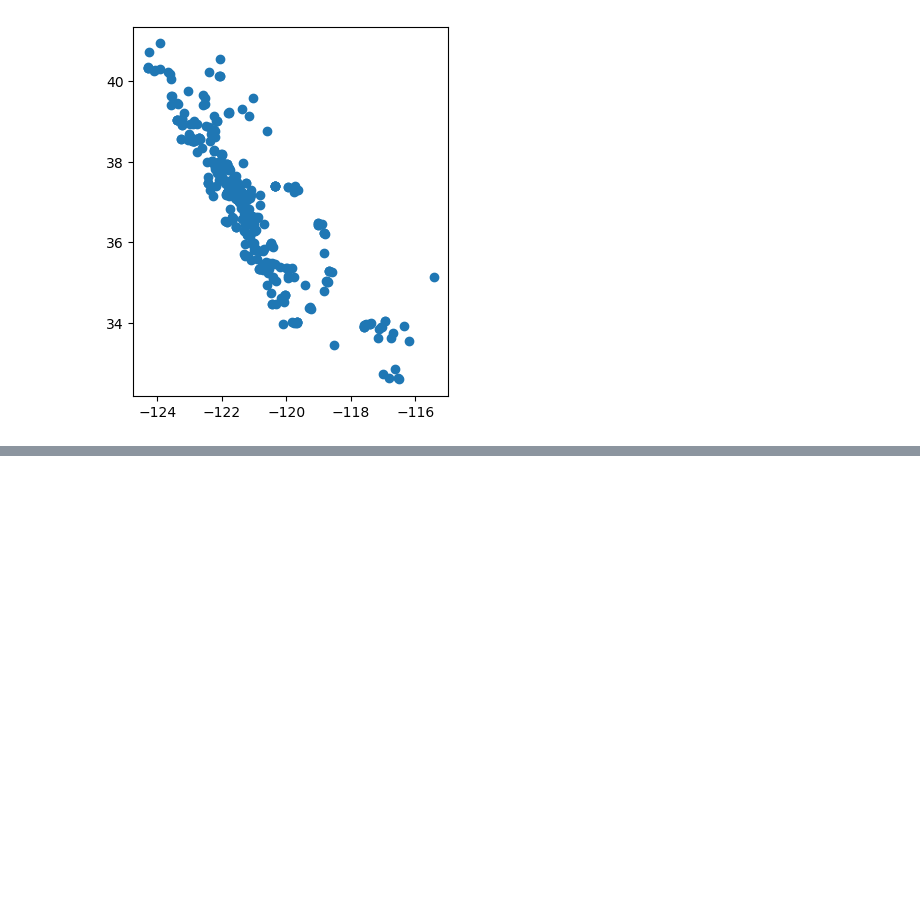
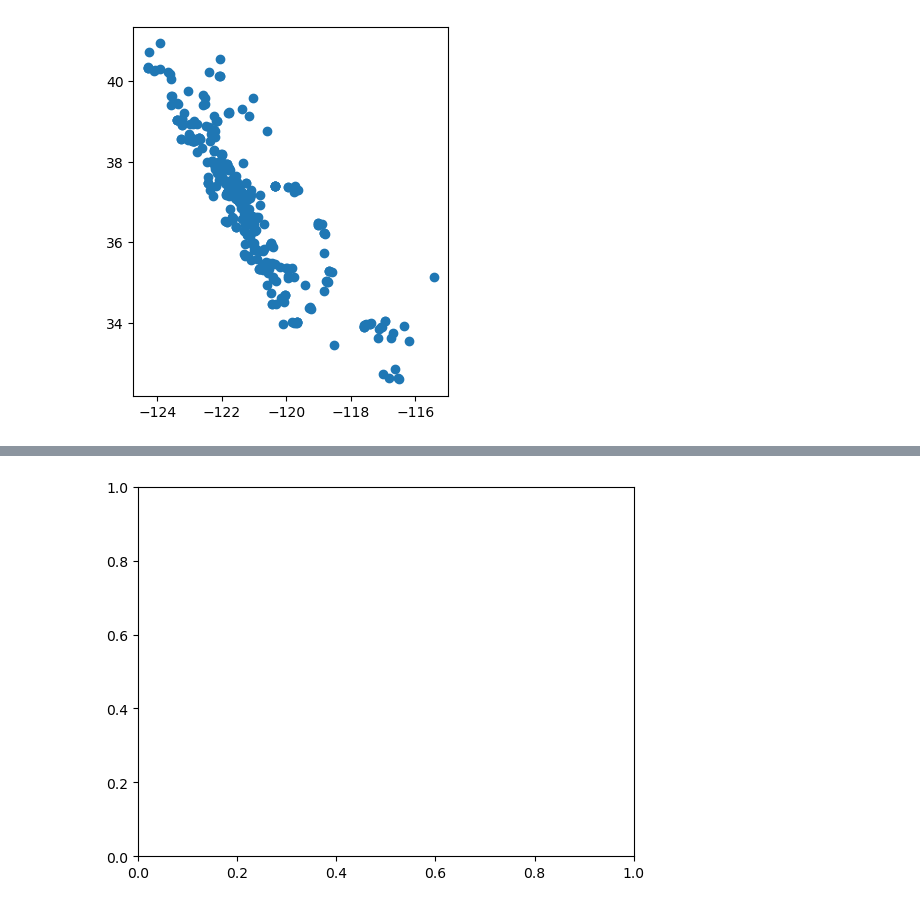
Before and after one commit to sofiasarak/eds220-in-class, a Jupyter notebook: week4-geopandas.ipynb, the cells around one changed output, grey strips where cells are left out. Cells and saved outputs as stored; diff of their text form; code cells hidden in the pictures; blank space fills up the shorter version.

Commit message:
Plotting with geopandas

```diff
--- a/week4-geopandas.ipynb
+++ b/week4-geopandas.ipynb
@@ -184,0 +193,7 @@ pigs_recent.plot()
+# %%
+# Initialize empty figure (fig) and axiz (ax)
+fig, ax = plt.subplots() # returns two objects: the figure fig, and the axis ax
+# Display figure
+plt.show()
+# %% [output]
+[figure, added]
```
Also changed, not shown: parts of 5 cells of this notebook, 2 other files.
